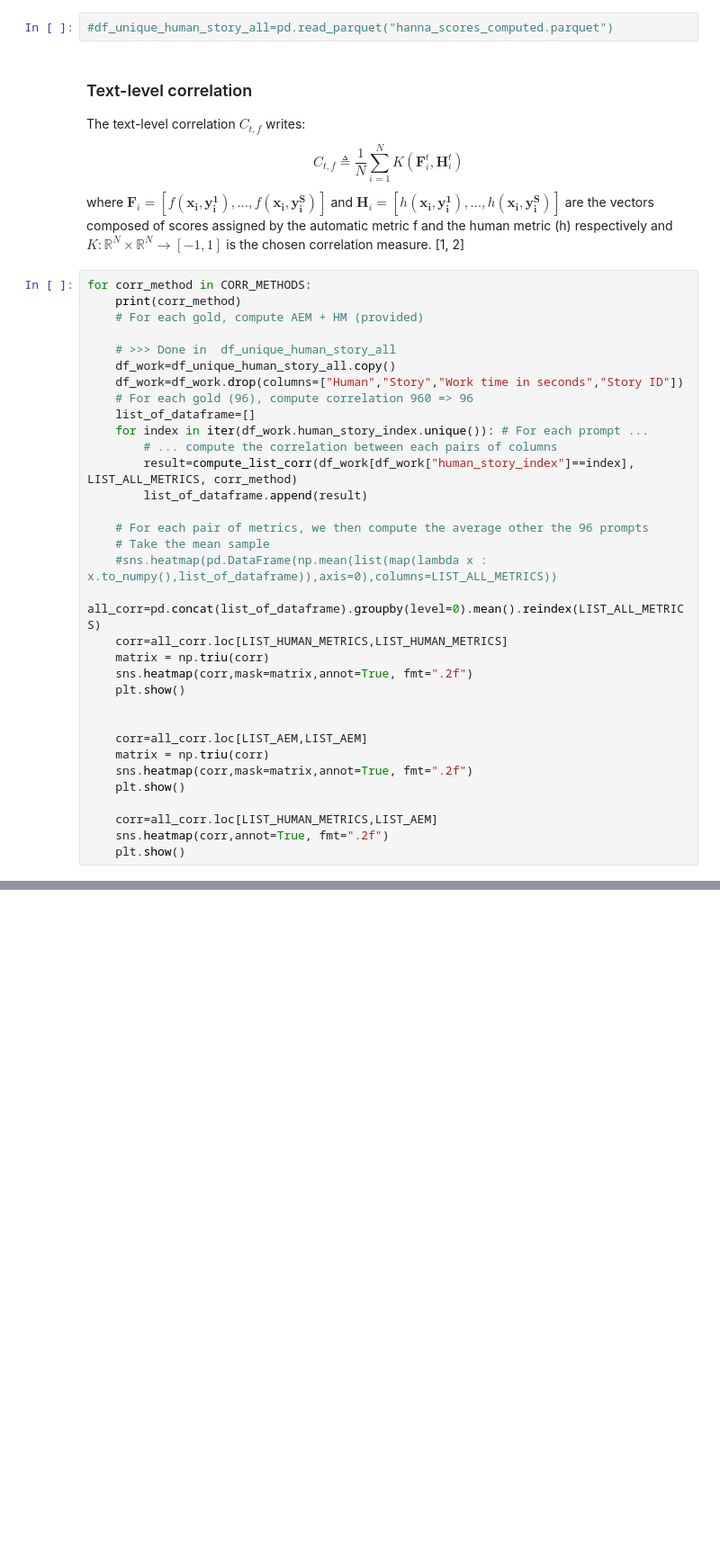
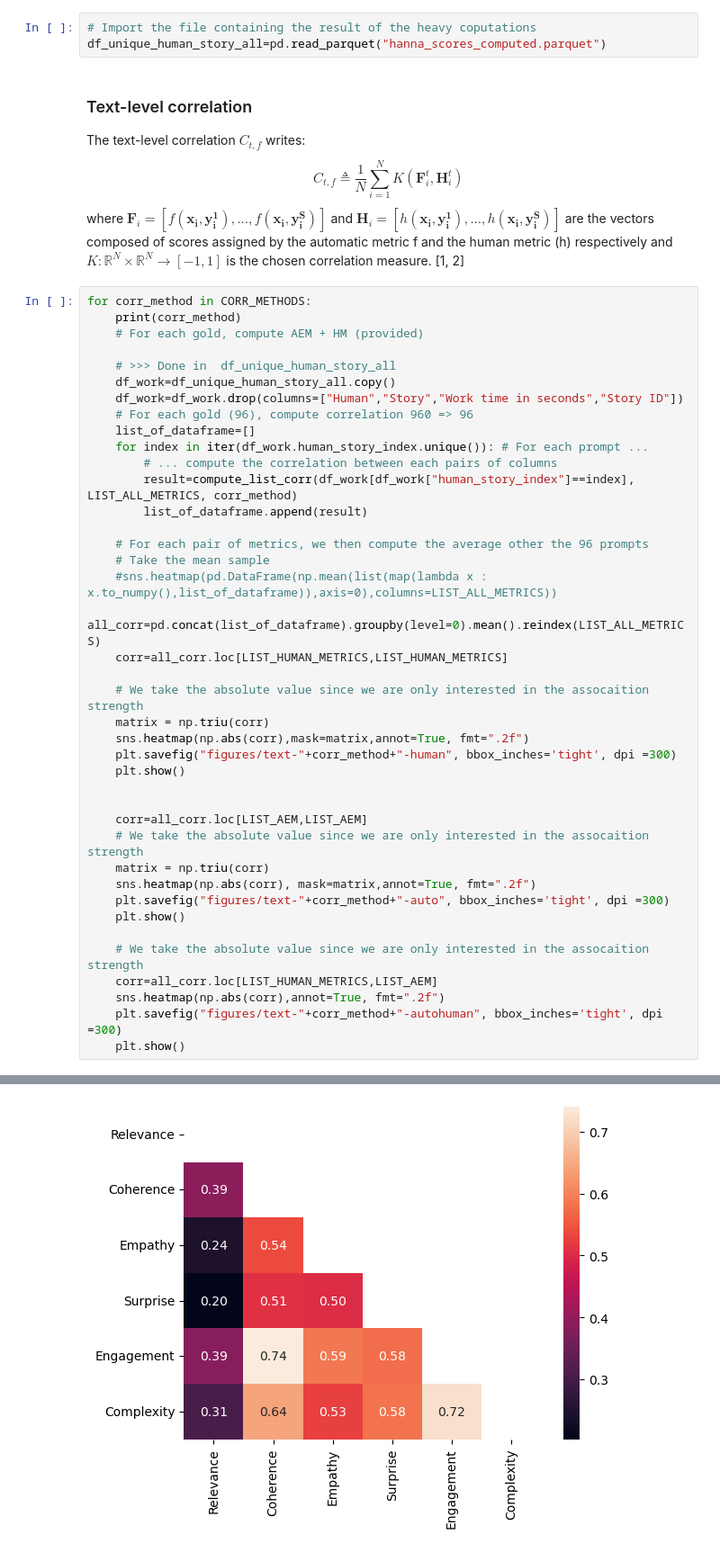
Before and after one commit to leohouairi/NLP-text-similarity, a Jupyter notebook: notebooks/Hanna_evaluation.ipynb, the cells around one changed output, grey strips where cells are left out. Shown at 90% size. Cells and saved outputs as stored; diff of their text form; blank space fills up the shorter version.

Commit message:
absolute correlation + figure auto dl

```diff
--- a/notebooks/Hanna_evaluation.ipynb
+++ b/notebooks/Hanna_evaluation.ipynb
@@ -255,7 +255,8 @@ LIST_AEM=['baryscore', 'depthscore', 'infolmscore', 'BLEU', 'ROUGE_r', 'ROUGE_p'
 LIST_ALL_METRICS=LIST_HUMAN_METRICS+LIST_AEM
 CORR_METHODS=["pearson", "kendall", "spearman"]
 # %%
-#df_unique_human_story_all=pd.read_parquet("hanna_scores_computed.parquet")
+# Import the file containing the result of the heavy coputations
+df_unique_human_story_all=pd.read_parquet("hanna_scores_computed.parquet")
 # %% [markdown]
 ### Text-level correlation
 The text-level correlation $C_{t,f}$ writes:
@@ -281,16 +282,24 @@ for corr_method in CORR_METHODS:
     #sns.heatmap(pd.DataFrame(np.mean(list(map(lambda x : x.to_numpy(),list_of_dataframe)),axis=0),columns=LIST_ALL_METRICS))
     all_corr=pd.concat(list_of_dataframe).groupby(level=0).mean().reindex(LIST_ALL_METRICS)
     corr=all_corr.loc[LIST_HUMAN_METRICS,LIST_HUMAN_METRICS]
+
+    # We take the absolute value since we are only interested in the assocaition strength
     matrix = np.triu(corr)
-    sns.heatmap(corr,mask=matrix,annot=True, fmt=".2f")
+    sns.heatmap(np.abs(corr),mask=matrix,annot=True, fmt=".2f")
+    plt.savefig("figures/text-"+corr_method+"-human", bbox_inches='tight', dpi =300)
     plt.show()
 
 
     corr=all_corr.loc[LIST_AEM,LIST_AEM]
+    # We take the absolute value since we are only interested in the assocaition strength
     matrix = np.triu(corr)
-    sns.heatmap(corr,mask=matrix,annot=True, fmt=".2f")
+    sns.heatmap(np.abs(corr), mask=matrix,annot=True, fmt=".2f")
+    plt.savefig("figures/text-"+corr_method+"-auto", bbox_inches='tight', dpi =300)
     plt.show()
 
+    # We take the absolute value since we are only interested in the assocaition strength
     corr=all_corr.loc[LIST_HUMAN_METRICS,LIST_AEM]
-    sns.heatmap(corr,annot=True, fmt=".2f")
+    sns.heatmap(np.abs(corr),annot=True, fmt=".2f")
+    plt.savefig("figures/text-"+corr_method+"-autohuman", bbox_inches='tight', dpi =300)
     plt.show()
+# %% [output]
@@ -296,0 +307 @@ for corr_method in CORR_METHODS:
+[figure, added]
```
Also changed, not shown: parts of 2 cells of this notebook.
